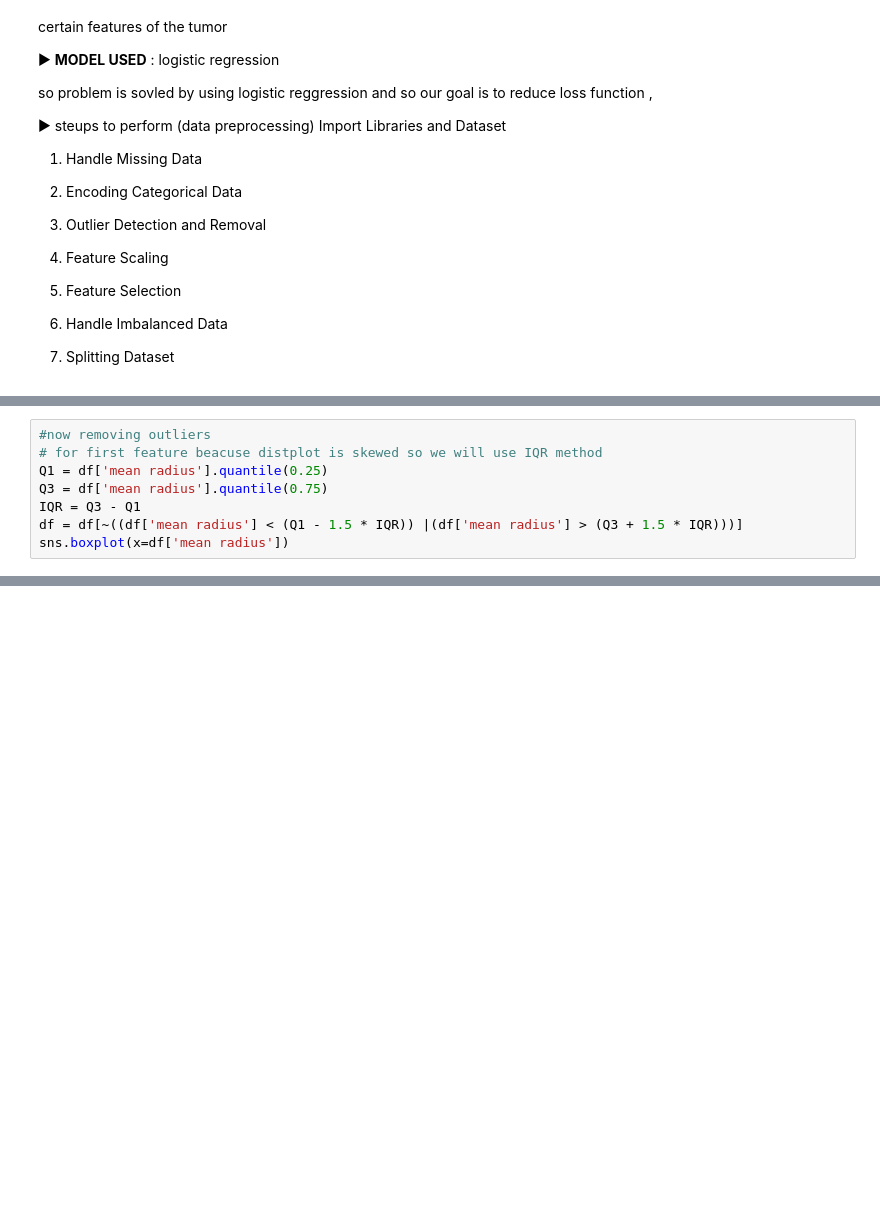
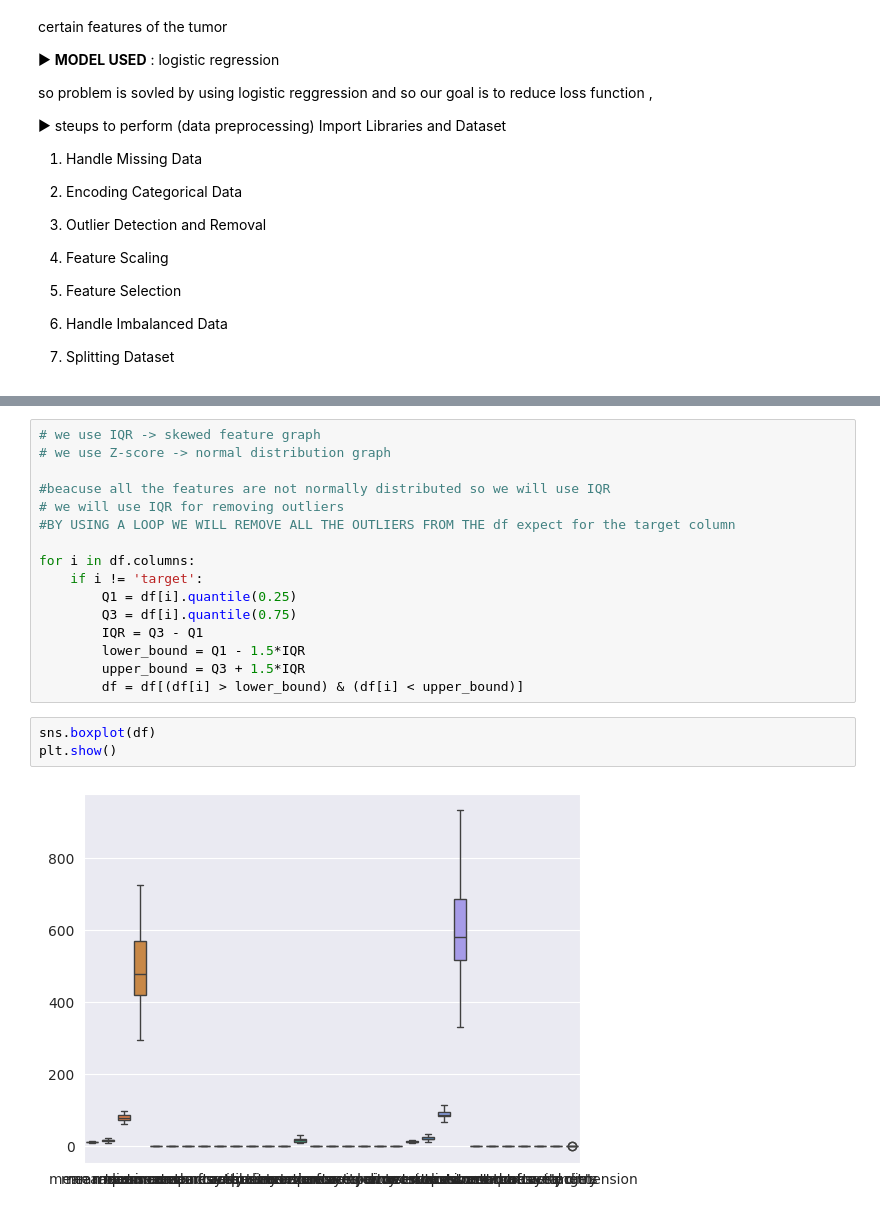
Before and after one commit to aman40399/AIML, a Jupyter notebook: logistic_regression/Breast_cancer.ipynb, the cells around one changed output, grey strips where cells are left out. Cells and saved outputs as stored; diff of their text form; blank space fills up the shorter version.

```diff
--- a/logistic_regression/Breast_cancer.ipynb
+++ b/logistic_regression/Breast_cancer.ipynb
@@ -142,8 +186,0 @@ for i in df.columns:
-# %%
-#now removing outliers
-# for first feature beacuse distplot is skewed so we will use IQR method
-Q1 = df['mean radius'].quantile(0.25)
-Q3 = df['mean radius'].quantile(0.75)
-IQR = Q3 - Q1
-df = df[~((df['mean radius'] < (Q1 - 1.5 * IQR)) |(df['mean radius'] > (Q3 + 1.5 * IQR)))]
-sns.boxplot(x=df['mean radius'])
@@ -152,0 +196,21 @@ sns.boxplot(x=df['mean radius'])
+# %%
+# we use IQR -> skewed feature graph
+# we use Z-score -> normal distribution graph
+
+#beacuse all the features are not normally distributed so we will use IQR
+# we will use IQR for removing outliers
+#BY USING A LOOP WE WILL REMOVE ALL THE OUTLIERS FROM THE df expect for the target column
+
+for i in df.columns:
+    if i != 'target':
+        Q1 = df[i].quantile(0.25)
+        Q3 = df[i].quantile(0.75)
+        IQR = Q3 - Q1
+        lower_bound = Q1 - 1.5*IQR
+        upper_bound = Q3 + 1.5*IQR
+        df = df[(df[i] > lower_bound) & (df[i] < upper_bound)]
+# %%
+sns.boxplot(df)
+plt.show()
+# %% [output]
+[figure, added]
```
Also changed, not shown: parts of 13 cells of this notebook.
